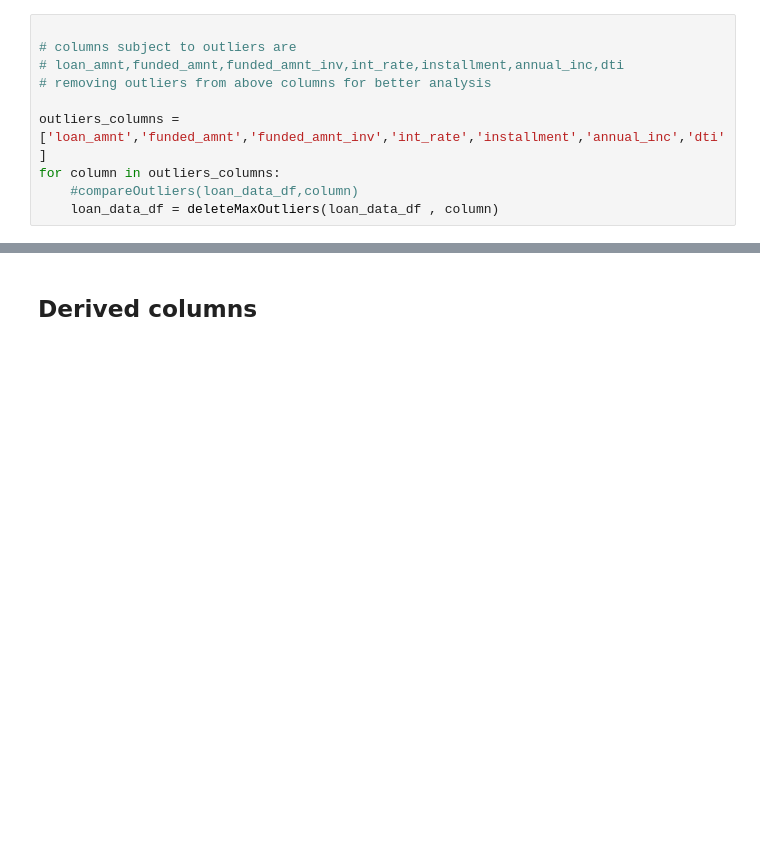
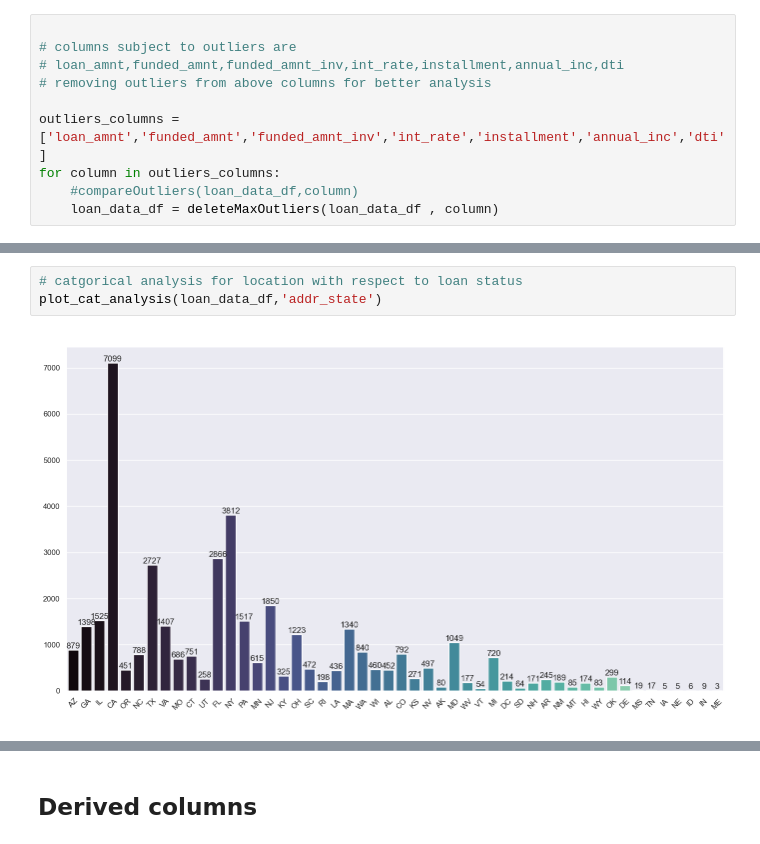
Before and after one commit to kshitiz89/lendingclubcase, a Jupyter notebook: Kshitiz_Jaiswal.ipynb, the cells around one changed output, grey strips where cells are left out. Cells and saved outputs as stored; diff of their text form; blank space fills up the shorter version.

```diff
--- a/Kshitiz_Jaiswal.ipynb
+++ b/Kshitiz_Jaiswal.ipynb
@@ -355,0 +399,5 @@ Name: int_rate, dtype: float64
+# %%
+# catgorical analysis for location with respect to loan status
+plot_cat_analysis(loan_data_df,'addr_state')
+# %% [output]
+[figure, added]
```
Also changed, not shown: parts of 115 cells of this notebook.
